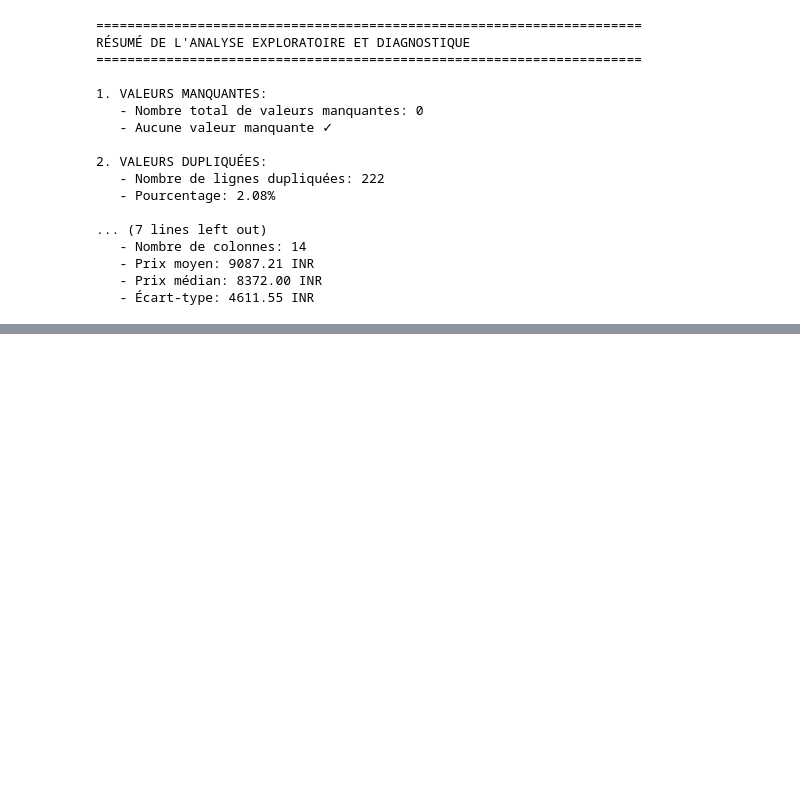
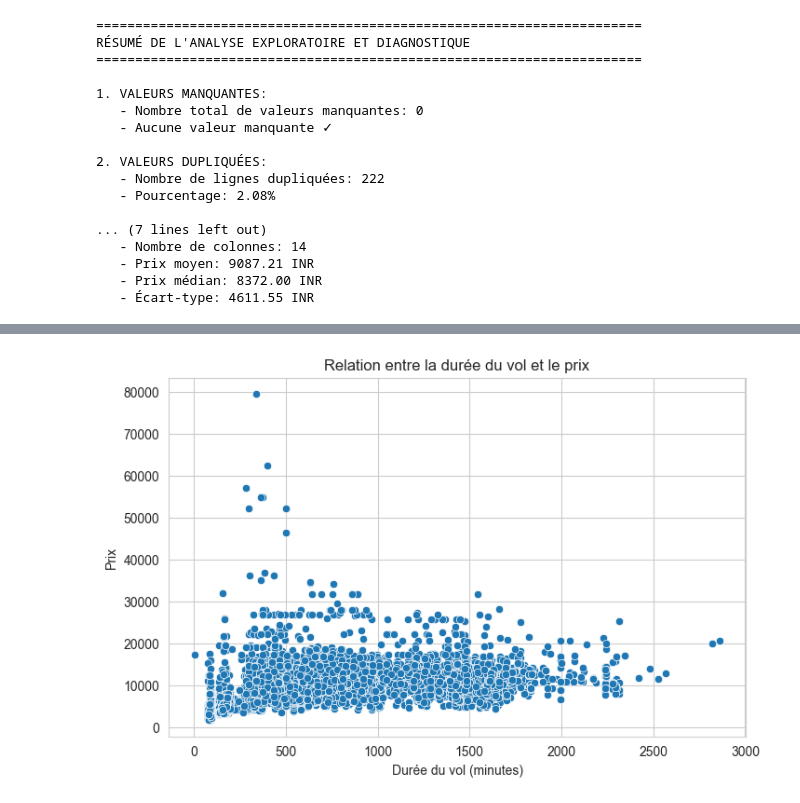
Before and after one commit to NhkI0/Machine-Learning-Plane-Project, a Jupyter notebook: Regression Plane Tickets.ipynb, the cells around one changed output, grey strips where cells are left out. Drawn from its saved outputs; the diff is of its cells as text; code cells hidden in the pictures; blank space fills up the shorter version.

Commit message:
feat: adding some graph to modelise linear regression

```diff
--- a/Regression Plane Tickets.ipynb
+++ b/Regression Plane Tickets.ipynb
@@ -474,0 +478,9 @@ print(coeffs.sort_values(by='Coefficient', ascending=False))
+# %%
+plt.figure(figsize=(8, 5))
+sns.scatterplot(x=df['Duration'], y=df['Price'])
+plt.title("Relation entre la durée du vol et le prix")
+plt.xlabel("Durée du vol (minutes)")
+plt.ylabel("Prix")
+plt.show()
+# %% [output]
+[figure, added]
```
Also changed, not shown: parts of 9 cells of this notebook, 1 other file.
